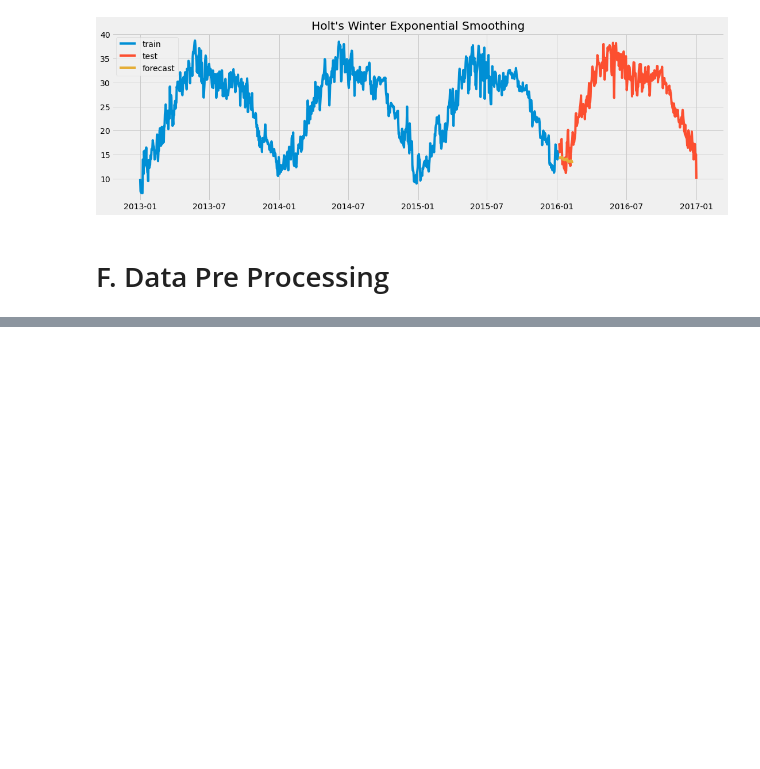
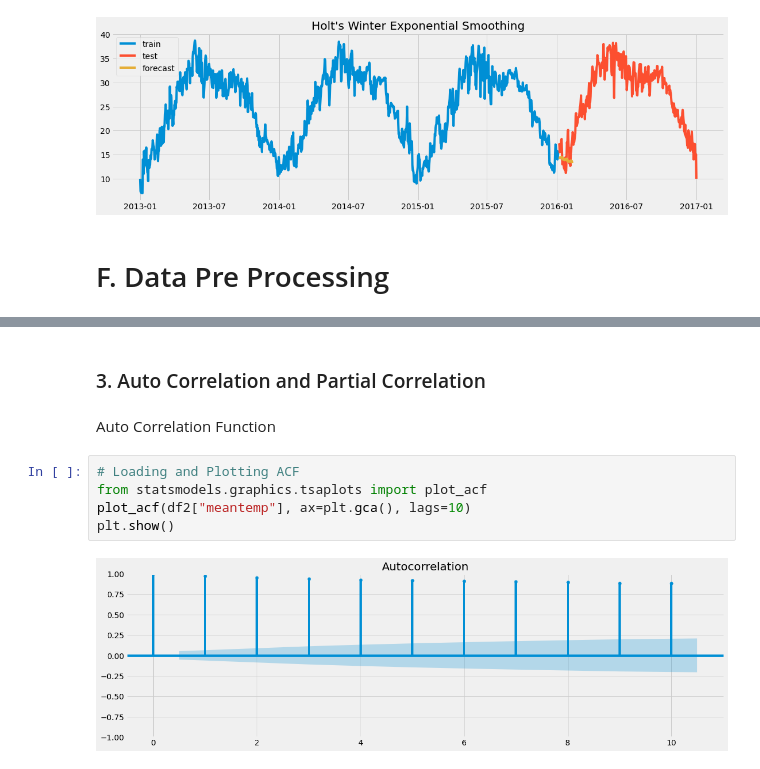
Before and after one commit to akashnaundla/climate_analysis, a Jupyter notebook: Climate Analysis.ipynb, the cells around one changed output, grey strips where cells are left out. Cells and saved outputs as stored; diff of their text form; blank space fills up the shorter version.

```diff
--- a/Climate Analysis.ipynb
+++ b/Climate Analysis.ipynb
@@ -460,0 +588,11 @@ plt.show()
+# %% [markdown]
+### 3. Auto Correlation and Partial Correlation
+# %% [markdown]
+Auto Correlation Function
+# %%
+# Loading and Plotting ACF
+from statsmodels.graphics.tsaplots import plot_acf
+plot_acf(df2["meantemp"], ax=plt.gca(), lags=10)
+plt.show()
+# %% [output]
+[figure, added]
```
Also changed, not shown: parts of 38 cells of this notebook.
